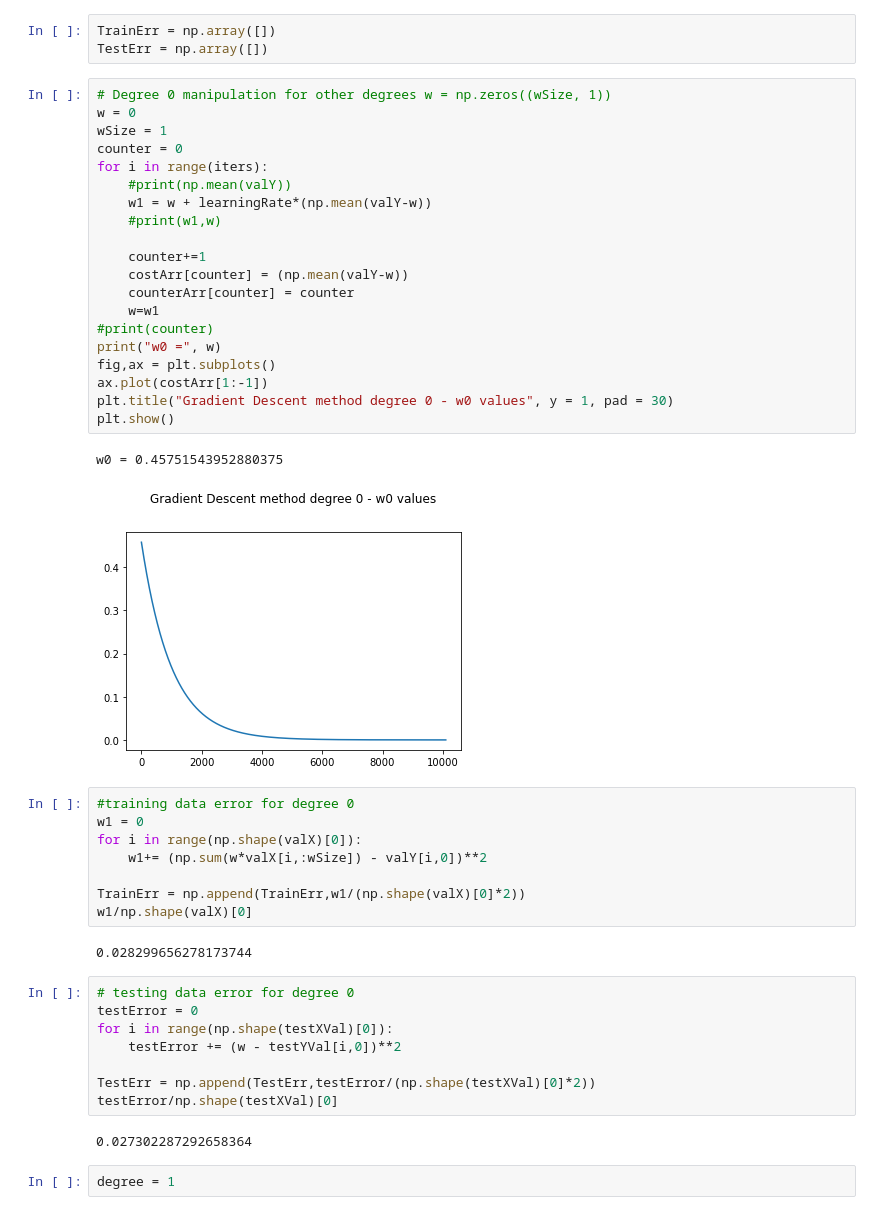
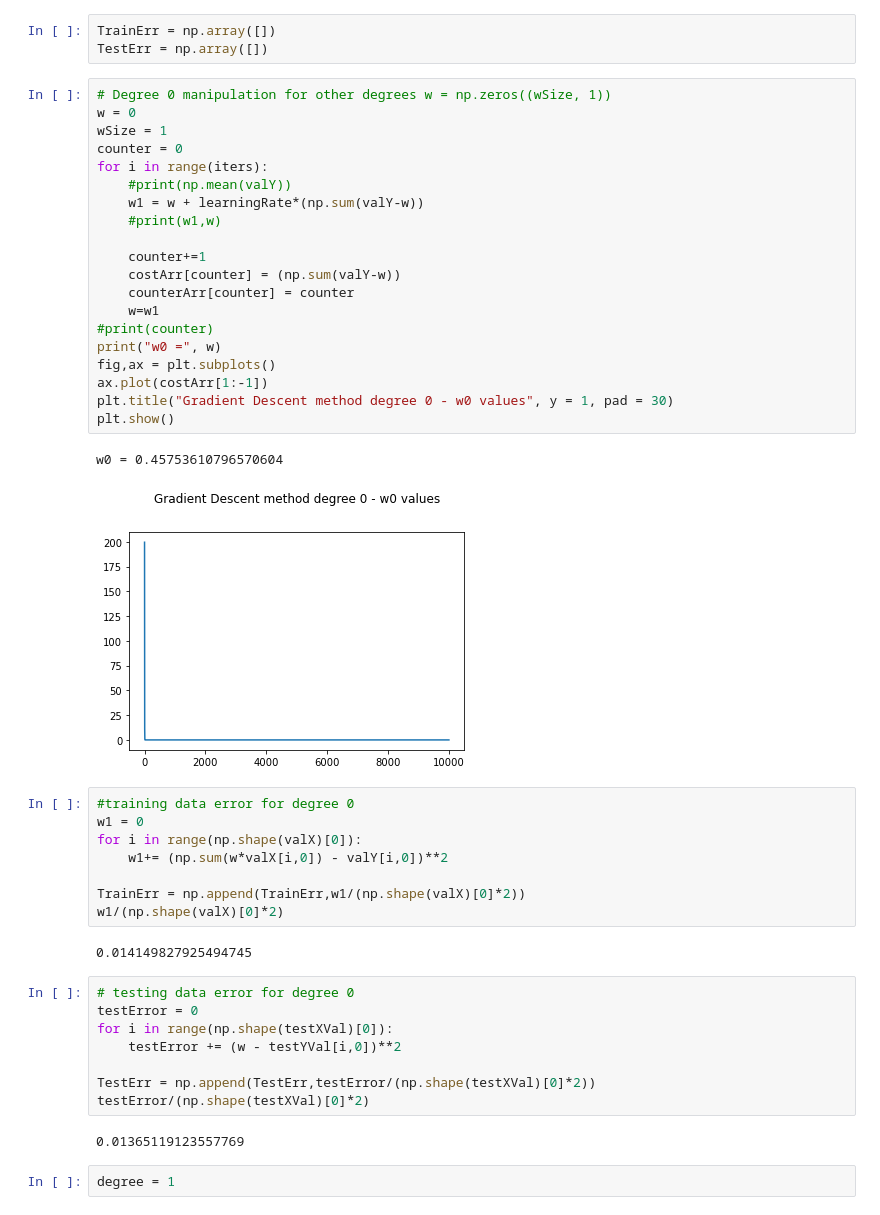
Before and after one commit to AmoghMoses/CS-F320-Assignment-1, a Jupyter notebook: Assignment1B a-Copy2.ipynb, the cells around one changed output. Saved outputs shown, nothing was run; the diff lists cells and outputs as text.

```diff
--- a/Assignment1B a-Copy2.ipynb
+++ b/Assignment1B a-Copy2.ipynb
@@ -464,36 +464,36 @@ TestErr = np.array([])
 # %%
 # Degree 0 manipulation for other degrees w = np.zeros((wSize, 1))
 w = 0
 wSize = 1
 counter = 0
 for i in range(iters):
     #print(np.mean(valY))
-    w1 = w + learningRate*(np.mean(valY-w))
+    w1 = w + learningRate*(np.sum(valY-w))
     #print(w1,w)
 
     counter+=1
-    costArr[counter] = (np.mean(valY-w))
+    costArr[counter] = (np.sum(valY-w))
     counterArr[counter] = counter
     w=w1
 #print(counter)
 print("w0 =", w)
 fig,ax = plt.subplots()
 ax.plot(costArr[1:-1])
 plt.title("Gradient Descent method degree 0 - w0 values", y = 1, pad = 30)
 plt.show()
 # %% [output]
-w0 = 0.45751543952880375
+w0 = 0.45753610796570604
-[figure, old version]
+[figure, new version]
 # %%
 #training data error for degree 0
 w1 = 0
 for i in range(np.shape(valX)[0]):
-    w1+= (np.sum(w*valX[i,:wSize]) - valY[i,0])**2
+    w1+= (np.sum(w*valX[i,0]) - valY[i,0])**2
 
 TrainErr = np.append(TrainErr,w1/(np.shape(valX)[0]*2))
-w1/np.shape(valX)[0]
+w1/(np.shape(valX)[0]*2)
 # %% [output]
-0.028299656278173744
+0.014149827925494745
 # %%
 # testing data error for degree 0
 testError = 0
@@ -501,9 +501,9 @@ for i in range(np.shape(testXVal)[0]):
     testError += (w - testYVal[i,0])**2
 
 TestErr = np.append(TestErr,testError/(np.shape(testXVal)[0]*2))
-testError/np.shape(testXVal)[0]
+testError/(np.shape(testXVal)[0]*2)
 # %% [output]
-0.027302287292658364
+0.01365119123557769
 # %%
 degree = 1
 # %%
```
Also changed, not shown: parts of 3 cells of this notebook.
